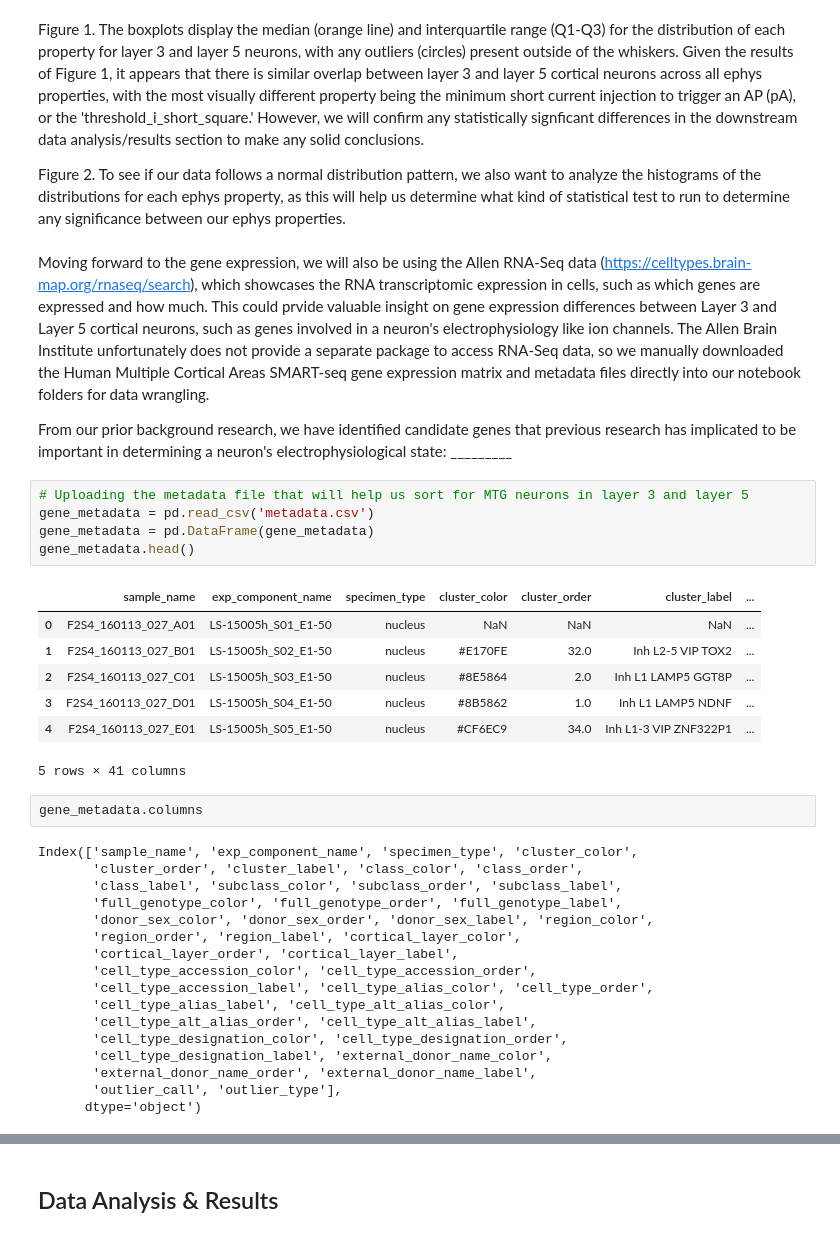
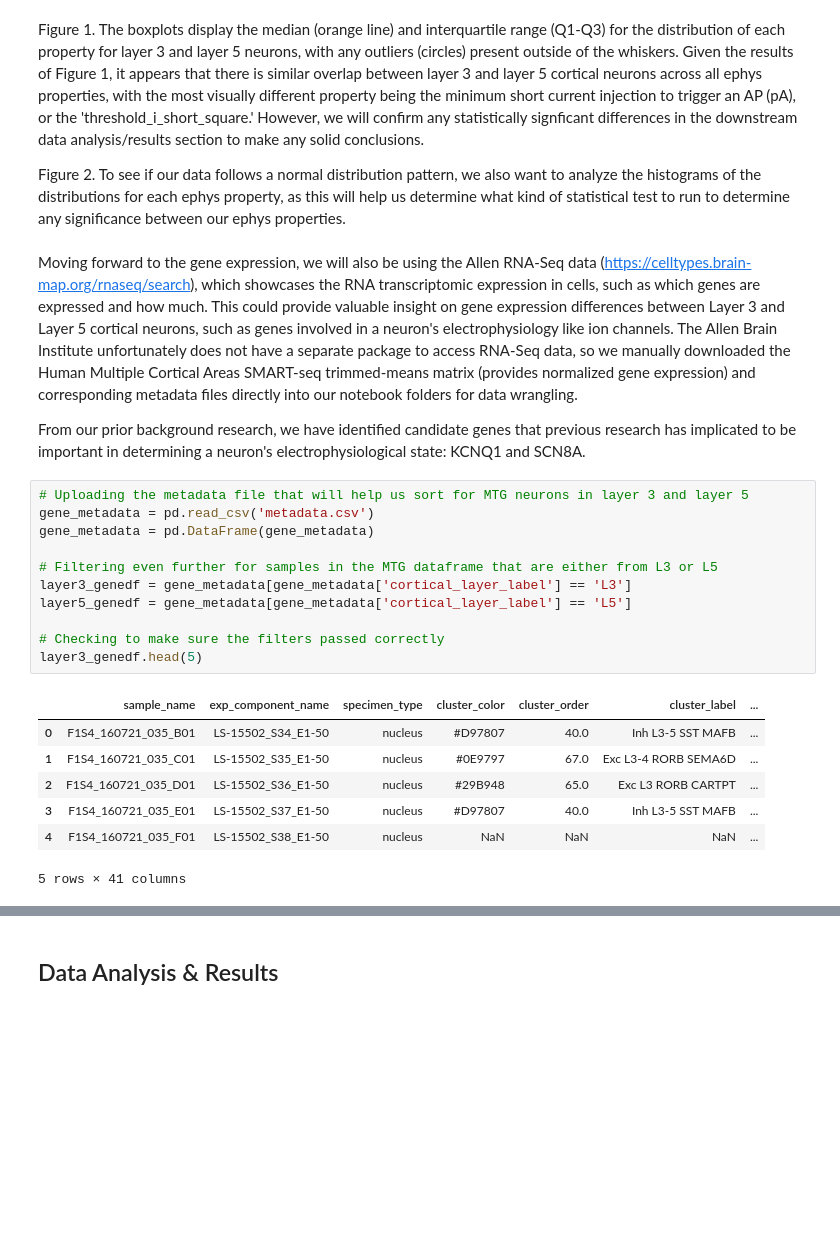
Before and after one commit to cbn003/CellTypes, a Jupyter notebook: CellTypesProject.ipynb, the cells around one changed output, grey strips where cells are left out. Cells and saved outputs as stored; diff of their text form; blank space fills up the shorter version.

```diff
--- a/CellTypesProject.ipynb
+++ b/CellTypesProject.ipynb
@@ -223,38 +217,25 @@ Figure 1. The boxplots display the median (orange line) and interquartile range
 
 Figure 2. To see if our data follows a normal distribution pattern, we also want to analyze the histograms of the distributions for each ephys property, as this will help us determine what kind of statistical test to run to determine any significance between our ephys properties.
 # %% [markdown]
-Moving forward to the gene expression, we will also be using the Allen RNA-Seq data (https://celltypes.brain-map.org/rnaseq/search), which showcases the RNA transcriptomic expression in cells, such as which genes are expressed and how much. This could prvide valuable insight on gene expression differences between Layer 3 and Layer 5 cortical neurons, such as genes involved in a neuron's electrophysiology like ion channels. The Allen Brain Institute unfortunately does not provide a separate package to access RNA-Seq data, so we manually downloaded the Human Multiple Cortical Areas SMART-seq gene expression matrix and metadata files directly into our notebook folders for data wrangling.
+Moving forward to the gene expression, we will also be using the Allen RNA-Seq data (https://celltypes.brain-map.org/rnaseq/search), which showcases the RNA transcriptomic expression in cells, such as which genes are expressed and how much. This could provide valuable insight on gene expression differences between Layer 3 and Layer 5 cortical neurons, such as genes involved in a neuron's electrophysiology like ion channels. The Allen Brain Institute unfortunately does not have a separate package to access RNA-Seq data, so we manually downloaded the Human Multiple Cortical Areas SMART-seq trimmed-means matrix (provides normalized gene expression) and corresponding metadata files directly into our notebook folders for data wrangling.
 
-From our prior background research, we have identified candidate genes that previous research has implicated to be important in determining a neuron's electrophysiological state: _________
+From our prior background research, we have identified candidate genes that previous research has implicated to be important in determining a neuron's electrophysiological state: KCNQ1 and SCN8A.
 # %%
 # Uploading the metadata file that will help us sort for MTG neurons in layer 3 and layer 5
 gene_metadata = pd.read_csv('metadata.csv')
 gene_metadata = pd.DataFrame(gene_metadata)
-gene_metadata.head()
+
+# Filtering even further for samples in the MTG dataframe that are either from L3 or L5
+layer3_genedf = gene_metadata[gene_metadata['cortical_layer_label'] == 'L3']
+layer5_genedf = gene_metadata[gene_metadata['cortical_layer_label'] == 'L5']
+
+# Checking to make sure the filters passed correctly
+layer3_genedf.head(5)
 # %% [output]
 |  | sample_name | exp_component_name | specimen_type | cluster_color | cluster_order | cluster_label | ... |
-| 0 | F2S4_160113_027_A01 | LS-15005h_S01_E1-50 | nucleus | NaN | NaN | NaN | ... |
-| 1 | F2S4_160113_027_B01 | LS-15005h_S02_E1-50 | nucleus | #E170FE | 32.0 | Inh L2-5 VIP TOX2 | ... |
-| 2 | F2S4_160113_027_C01 | LS-15005h_S03_E1-50 | nucleus | #8E5864 | 2.0 | Inh L1 LAMP5 GGT8P | ... |
-| 3 | F2S4_160113_027_D01 | LS-15005h_S04_E1-50 | nucleus | #8B5862 | 1.0 | Inh L1 LAMP5 NDNF | ... |
-| 4 | F2S4_160113_027_E01 | LS-15005h_S05_E1-50 | nucleus | #CF6EC9 | 34.0 | Inh L1-3 VIP ZNF322P1 | ... |
+| 0 | F1S4_160721_035_B01 | LS-15502_S34_E1-50 | nucleus | #D97807 | 40.0 | Inh L3-5 SST MAFB | ... |
+| 1 | F1S4_160721_035_C01 | LS-15502_S35_E1-50 | nucleus | #0E9797 | 67.0 | Exc L3-4 RORB SEMA6D | ... |
+| 2 | F1S4_160721_035_D01 | LS-15502_S36_E1-50 | nucleus | #29B948 | 65.0 | Exc L3 RORB CARTPT | ... |
+| 3 | F1S4_160721_035_E01 | LS-15502_S37_E1-50 | nucleus | #D97807 | 40.0 | Inh L3-5 SST MAFB | ... |
+| 4 | F1S4_160721_035_F01 | LS-15502_S38_E1-50 | nucleus | NaN | NaN | NaN | ... |
 5 rows × 41 columns
-# %%
-gene_metadata.columns
-# %% [output]
-Index(['sample_name', 'exp_component_name', 'specimen_type', 'cluster_color',
-       'cluster_order', 'cluster_label', 'class_color', 'class_order',
-       'class_label', 'subclass_color', 'subclass_order', 'subclass_label',
-       'full_genotype_color', 'full_genotype_order', 'full_genotype_label',
-       'donor_sex_color', 'donor_sex_order', 'donor_sex_label', 'region_color',
-       'region_order', 'region_label', 'cortical_layer_color',
-       'cortical_layer_order', 'cortical_layer_label',
-       'cell_type_accession_color', 'cell_type_accession_order',
-       'cell_type_accession_label', 'cell_type_alias_color', 'cell_type_order',
-       'cell_type_alias_label', 'cell_type_alt_alias_color',
-       'cell_type_alt_alias_order', 'cell_type_alt_alias_label',
-       'cell_type_designation_color', 'cell_type_designation_order',
-       'cell_type_designation_label', 'external_donor_name_color',
-       'external_donor_name_order', 'external_donor_name_label',
-       'outlier_call', 'outlier_type'],
-      dtype='object')
```
Also changed, not shown: parts of 23 cells of this notebook.
